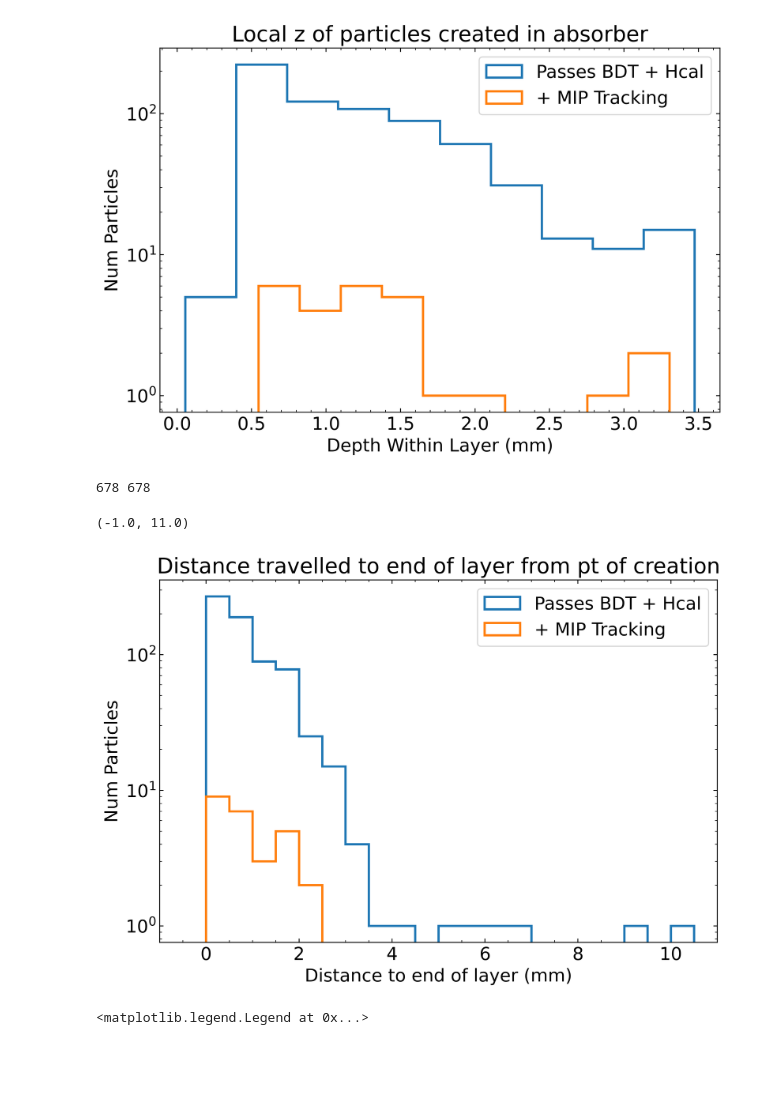
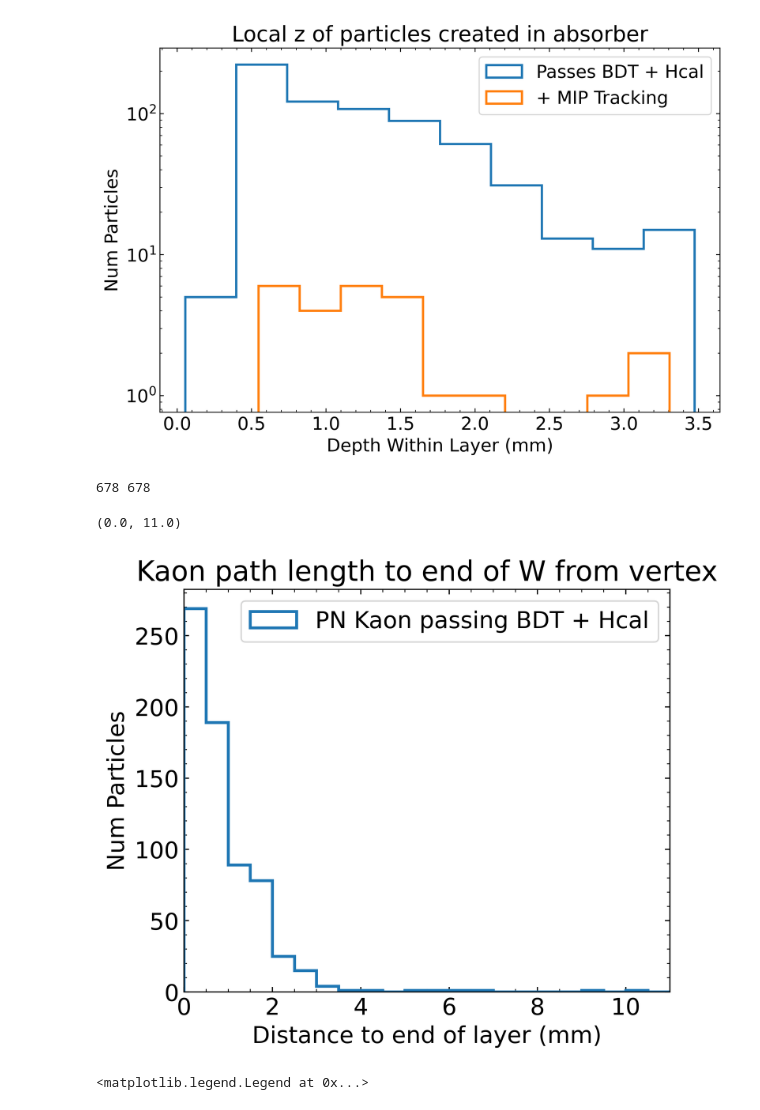
Before and after one commit to chrissellgren/LDMX_notebooks, a Jupyter notebook: SimParticle Layer Analysis.ipynb, the cells around one changed output. Drawn from its saved outputs; the diff is of its cells as text; code cells hidden in the pictures; blank space fills up the shorter version.

```diff
--- a/SimParticle Layer Analysis.ipynb
+++ b/SimParticle Layer Analysis.ipynb
@@ -383,7 +383,7 @@ plt.legend()
 [figure]
 # %%
 # find distance it has to travel in the layer before escaping in just z dir
-plt.figure(figsize=(9,6),dpi=500)
+plt.figure(figsize=(6,5),dpi=500)
 
 # full sample
 distancetoend = np.zeros(len(zdiff))
@@ -391,40 +391,40 @@ rdist = np.zeros(len(zdiff))
 
 for i in range(len(distancetoend)):
     if pz[i] > 0:
         distancetoend[i] = dzoflayer[i] - zdiff[i]
     else:
         distancetoend[i] = zdiff[i]
     rdist[i] = distancetoend[i] / np.cos(np.radians(theta[i]))
 
 # 39 events
 n_distancetoend = np.zeros(len(n_zdiff))
 n_rdist = np.zeros(len(n_zdiff))
 
 for i in range(len(n_distancetoend)):
     if n_pz[i] > 0:
         n_distancetoend[i] = n_dzoflayer[i] - n_zdiff[i]
     else:
         n_distancetoend[i] = n_zdiff[i]
     n_rdist[i] = n_distancetoend[i] / np.cos(np.radians(n_theta[i]))
 
 bins = np.arange(0,15,0.5)
 #plt.hist(distancetoend,bins=bins,label="Passes BDT + Hcal",histtype='step',linewidth=2)
 #plt.hist(n_distancetoend,bins=bins,label="+ MIP Tracking",histtype='step',linewidth=2)
 
-plt.hist(rdist,bins=bins,label="Passes BDT + Hcal",histtype='step',linewidth=2)
-plt.hist(n_rdist,bins=bins,label="+ MIP Tracking",histtype='step',linewidth=2)
+plt.hist(rdist,bins=bins,label="PN Kaon passing BDT + Hcal",histtype='step',linewidth=2)
+#plt.hist(n_rdist,bins=bins,label="+ MIP Tracking",histtype='step',linewidth=2)
 
 print(len(distancetoend), len(rdist))
-plt.yscale('log')
+#plt.yscale('log')
 plt.xlabel("Distance to end of layer (mm)")
 plt.ylabel("Num Particles")
-plt.title("Distance travelled to end of layer from pt of creation")
+plt.title("Kaon path length to end of W from vertex")
 plt.legend()
-plt.xlim(-1,11)
+plt.xlim(0,11)
 # %% [output]
 678 678
-(-1.0, 11.0)
+(0.0, 11.0)
-[figure, old version]
+[figure, new version]
 # %%
 # Scatter plot comparing angle and energy
 plt.figure(figsize=(9,6),dpi=500)
```
Also changed, not shown: parts of 1 cell of this notebook, 3 other files.
